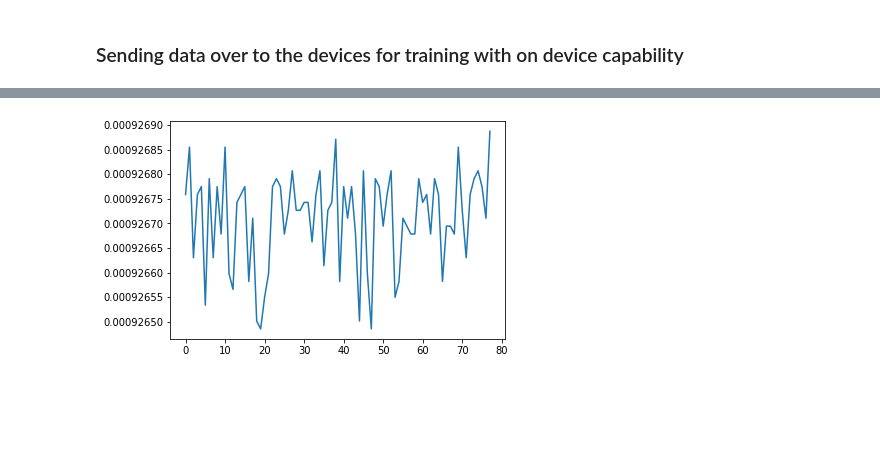
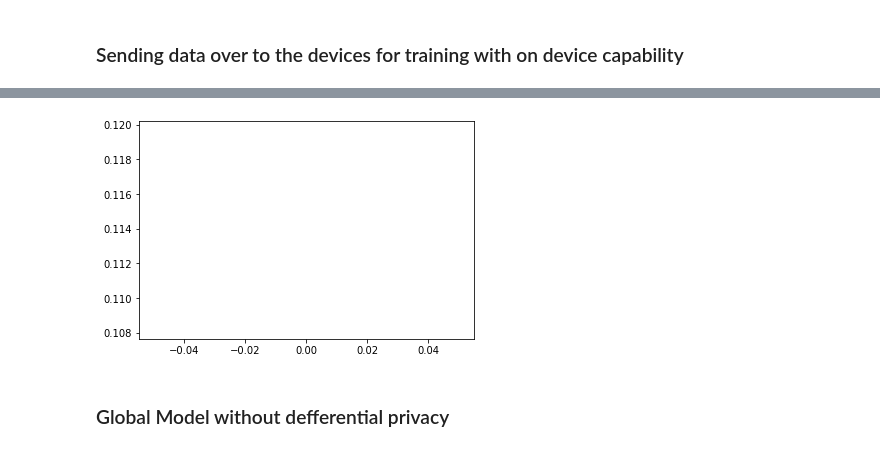
Before and after one commit to sidhartha-roy/federated-credit-default, a Jupyter notebook: DataExploration.ipynb, the cells around one changed output, grey strips where cells are left out. Saved outputs shown, nothing was run; the diff lists cells and outputs as text; code cells hidden in the pictures; blank space fills up the shorter version.

```diff
--- a/DataExploration.ipynb
+++ b/DataExploration.ipynb
@@ -396,8 +405,10 @@ plt.show()
 # %%
 %matplotlib inline
 #plt.plot(np.array(precision))
-plt.plot(np.array(accuracy))
+#plt.plot(np.array(accuracy))
 #plt.plot(np.array(recall))
 plt.show()
 # %% [output]
-[figure, old version]
+[figure, new version]
+# %% [markdown]
+### Global Model without defferential privacy
```
Also changed, not shown: parts of 15 cells of this notebook, 3 other files.
